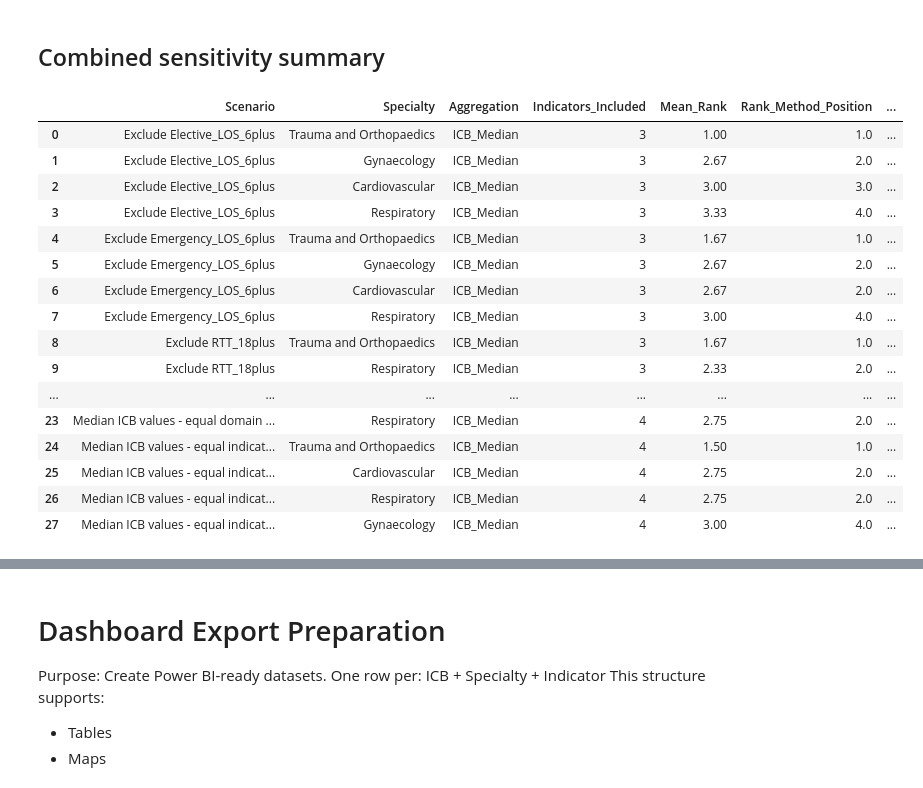
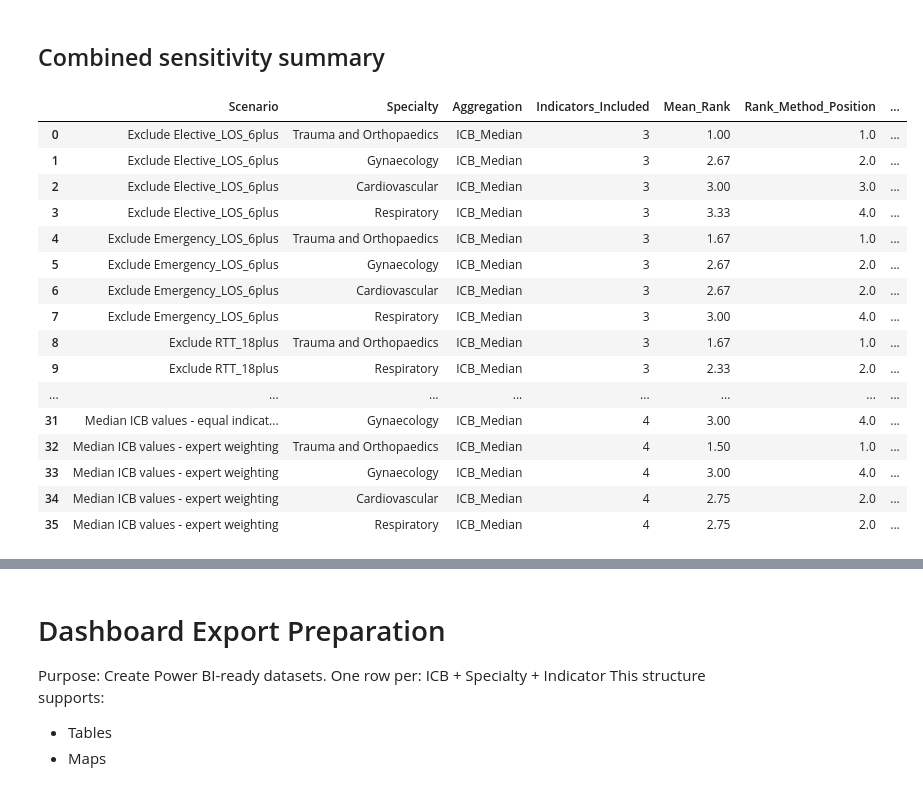
Before and after one commit to nhsengland/dsa_specialty_prioritisation_framework, a Jupyter notebook: Code/Specialty_Signal_Methods_Test.ipynb, the cells around one changed output, grey strips where cells are left out. Cells and saved outputs as stored; diff of their text form; code cells hidden in the pictures.

```diff
--- a/Code/Specialty_Signal_Methods_Test.ipynb
+++ b/Code/Specialty_Signal_Methods_Test.ipynb
@@ -1723,0 +1740,26 @@ display(
+# %%
+# SCENARIO 3 - expert weighting (we don't have experts yet - but this is just to play with some figures, and adapt later)
+
+expert_weights = {
+    "RTT_18plus": 0.40,
+    "RTT_Incomplete": 0.40,
+    "Emergency_LOS_6plus": 0.10,
+    "Elective_LOS_6plus": 0.10
+}
+
+expert_weight_detail, expert_weight_summary = (
+    run_signal_scenario(
+        specialty_inputs=specialty_indicator_summary,
+        scenario_name=(
+            "Median ICB values - expert weighting"
+        ),
+        value_column="ICB_Median",
+        weight_mapping=expert_weights
+    )
+)
+
+display(
+    expert_weight_summary
+    .sort_values("Composite_Position")
+    .round(2)
+)
@@ -1859,7 +1975,9 @@ sensitivity_summary = pd.concat(
     [
         median_summary,
         mean_summary,
+        equal_indicator_summary,
         domain_weight_summary,
+        expert_weight_summary,
         leave_one_out_summary
     ],
     ignore_index=True
@@ -1876,38 +1994,38 @@ sensitivity_summary = (
             "Rank_Method_Position",
             "Composite_Signal_0_100",
             "Composite_Position"
         ]
     ]
     .sort_values(
         [
             "Scenario",
             "Composite_Position"
         ]
     )
     .reset_index(drop=True)
 )
 
 display(
     sensitivity_summary.round(2)
 )
 # %% [output]
 |  | Scenario | Specialty | Aggregation | Indicators_Included | Mean_Rank | Rank_Method_Position | ... |
 | 0 | Exclude Elective_LOS_6plus | Trauma and Orthopaedics | ICB_Median | 3 | 1.00 | 1.0 | ... |
 | 1 | Exclude Elective_LOS_6plus | Gynaecology | ICB_Median | 3 | 2.67 | 2.0 | ... |
 | 2 | Exclude Elective_LOS_6plus | Cardiovascular | ICB_Median | 3 | 3.00 | 3.0 | ... |
 | 3 | Exclude Elective_LOS_6plus | Respiratory | ICB_Median | 3 | 3.33 | 4.0 | ... |
 | 4 | Exclude Emergency_LOS_6plus | Trauma and Orthopaedics | ICB_Median | 3 | 1.67 | 1.0 | ... |
 | 5 | Exclude Emergency_LOS_6plus | Gynaecology | ICB_Median | 3 | 2.67 | 2.0 | ... |
 | 6 | Exclude Emergency_LOS_6plus | Cardiovascular | ICB_Median | 3 | 2.67 | 2.0 | ... |
 | 7 | Exclude Emergency_LOS_6plus | Respiratory | ICB_Median | 3 | 3.00 | 4.0 | ... |
 | 8 | Exclude RTT_18plus | Trauma and Orthopaedics | ICB_Median | 3 | 1.67 | 1.0 | ... |
 | 9 | Exclude RTT_18plus | Respiratory | ICB_Median | 3 | 2.33 | 2.0 | ... |
 | ... | ... | ... | ... | ... | ... | ... | ... |
-| 23 | Median ICB values - equal domain ... | Respiratory | ICB_Median | 4 | 2.75 | 2.0 | ... |
-| 24 | Median ICB values - equal indicat... | Trauma and Orthopaedics | ICB_Median | 4 | 1.50 | 1.0 | ... |
-| 25 | Median ICB values - equal indicat... | Cardiovascular | ICB_Median | 4 | 2.75 | 2.0 | ... |
-| 26 | Median ICB values - equal indicat... | Respiratory | ICB_Median | 4 | 2.75 | 2.0 | ... |
-| 27 | Median ICB values - equal indicat... | Gynaecology | ICB_Median | 4 | 3.00 | 4.0 | ... |
+| 31 | Median ICB values - equal indicat... | Gynaecology | ICB_Median | 4 | 3.00 | 4.0 | ... |
+| 32 | Median ICB values - expert weighting | Trauma and Orthopaedics | ICB_Median | 4 | 1.50 | 1.0 | ... |
+| 33 | Median ICB values - expert weighting | Gynaecology | ICB_Median | 4 | 3.00 | 4.0 | ... |
+| 34 | Median ICB values - expert weighting | Cardiovascular | ICB_Median | 4 | 2.75 | 2.0 | ... |
+| 35 | Median ICB values - expert weighting | Respiratory | ICB_Median | 4 | 2.75 | 2.0 | ... |
 # %%
 scenario_leaders = (
     sensitivity_summary
```
Also changed, not shown: parts of 10 cells of this notebook.
